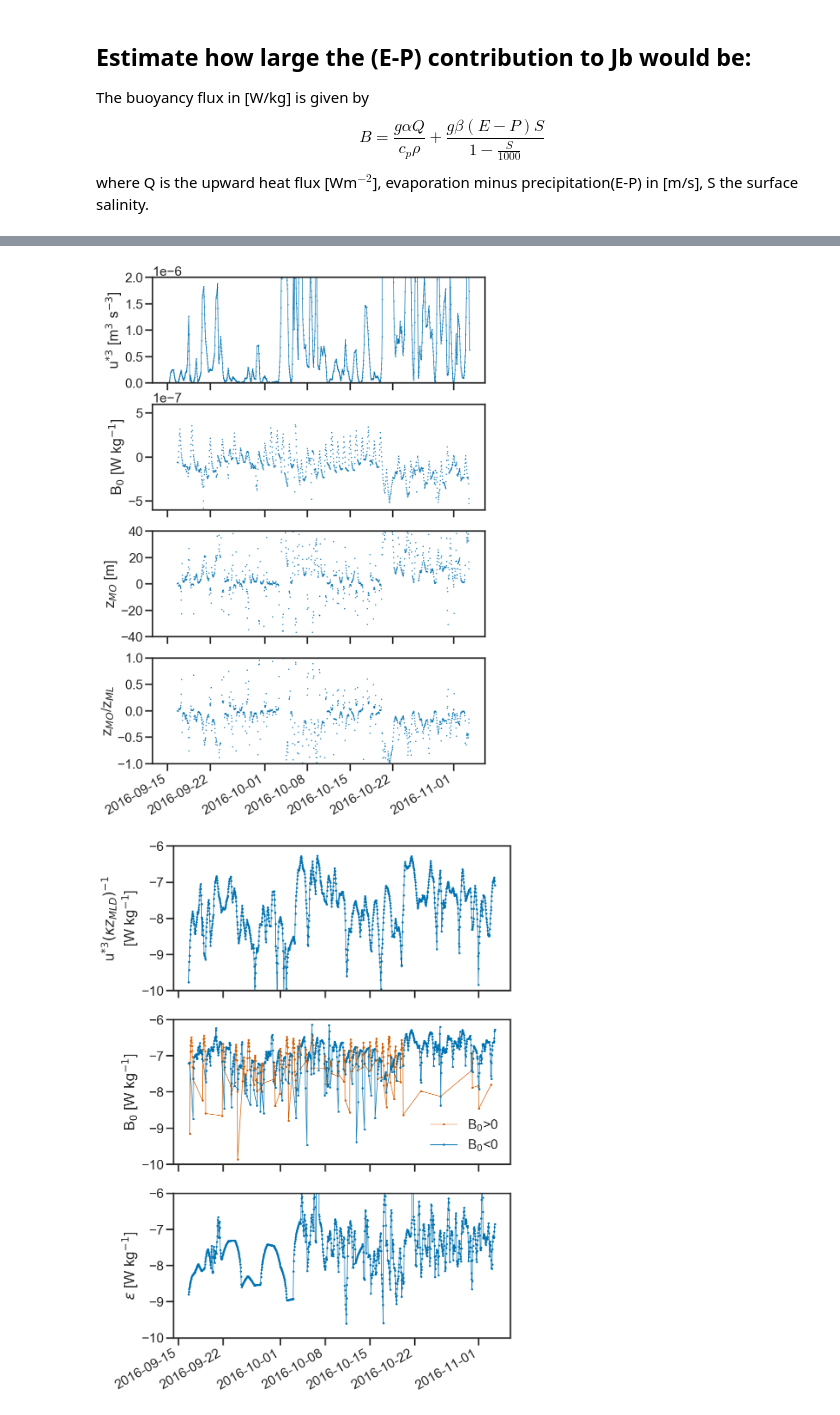
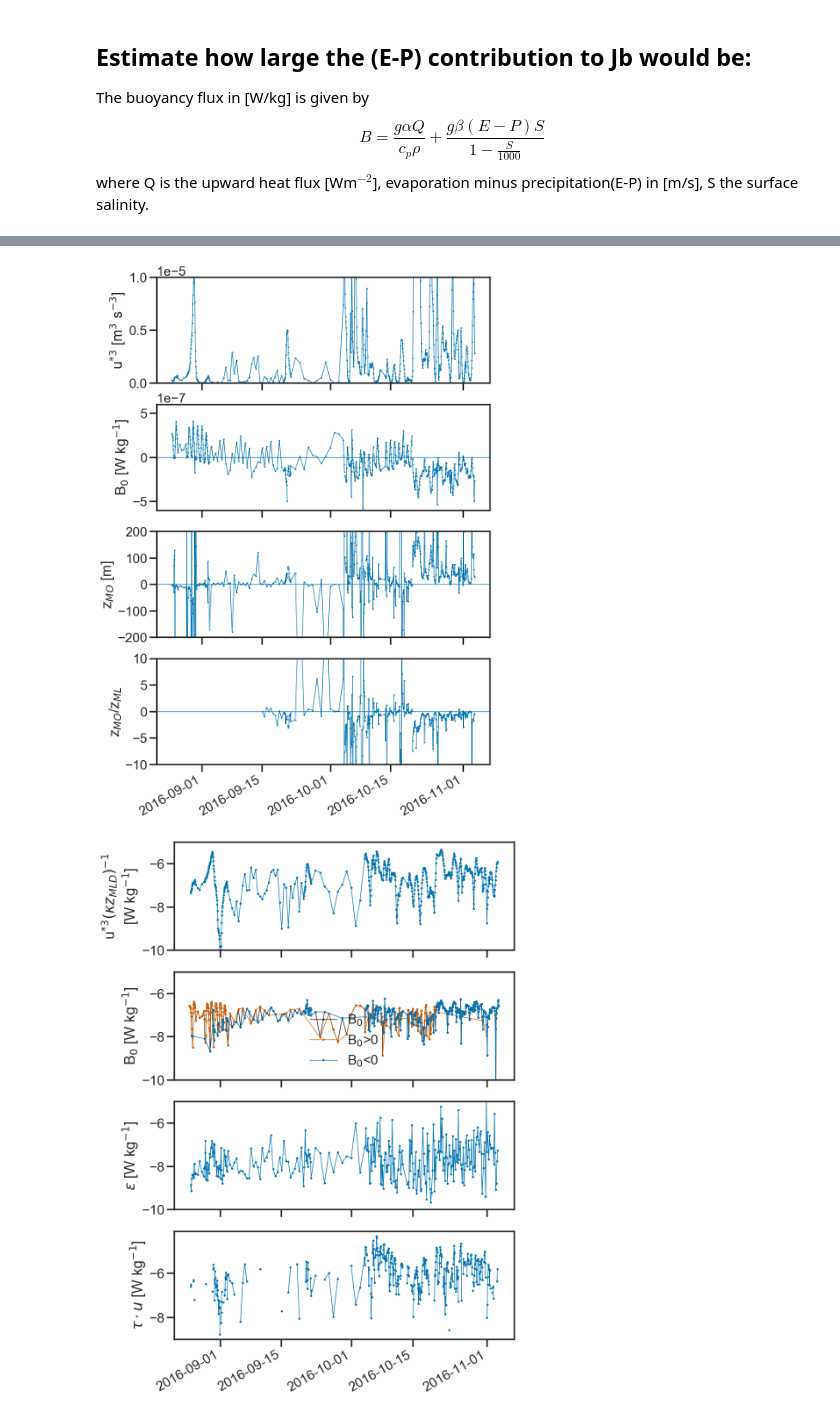
Before and after one commit to sessink/NIW, a Jupyter notebook: notebooks/turbulent_terms.ipynb, the cells around one changed output, grey strips where cells are left out. Saved outputs shown, nothing was run; the diff lists cells and outputs as text; code cells hidden in the pictures.

```diff
--- a/notebooks/turbulent_terms.ipynb
+++ b/notebooks/turbulent_terms.ipynb
@@ -349,3 +288,9 @@ met['uprime_kz'] = met.uprime/(0.4*met.mld_new)
+# %%
+raw['BQ'] = g*alphaT*raw.qnet/(cp*rho0)
+raw['BEP'] = g*betaS*raw.emp*raw.S_surf/(1-raw.S_surf/1000)
+raw['B'] = raw.BQ + raw.BEP
+raw['MO'] = -raw.uprime**3/(0.4*raw.B)
+raw['MO_MLD'] = raw.MO/met.mld
 # %% [markdown]
 ## Estimate how large the (E-P) contribution to Jb would be:
 
@@ -367,23 +312,23 @@ f,ax=plt.subplots(4,1,sharex=True, figsize=(10,15))
 # ax[0].set_ylabel(r'u*')
 # ax[0].set_ylim(0,2e-6)
 
-met['B'].plot(ax=ax[0],lw=0,marker='.',ms=2)
+raw['B'].plot(ax=ax[0],lw=0,marker='.',ms=2)
 ax[0].set_xlabel(None)
 ax[0].set_ylabel(r'B$_0$ [W kg$^{-1}$]')
 ax[0].set_ylim(-6e-7,6e-7)
 
-met['BQ'].plot(ax=ax[1],lw=0,marker='.',ms=2)
+raw['BQ'].plot(ax=ax[1],lw=0,marker='.',ms=2)
 ax[1].set_xlabel(None)
 ax[1].set_ylabel(r'B$_Q$ [W kg$^{-1}$]')
 ax[1].set_ylim(-6e-7,6e-7)
 
-met.BEP.plot(ax=ax[2],lw=0,marker='.',ms=2)
+raw.BEP.plot(ax=ax[2],lw=0,marker='.',ms=2)
 ax[2].set_xlabel(None)
 ax[2].set_ylabel(r'B$_{E-P}$ [W kg$^{-1}$]');
 ax[2].set_ylim(-1e-7,1e-7);
 
-met['ratio'] = np.abs( met.BQ/met.BEP )
-met.ratio.plot(ax=ax[3],lw=0,marker='.',ms=2)
+raw['ratio'] = np.abs( raw.BQ/raw.BEP )
+raw.ratio.plot(ax=ax[3],lw=0,marker='.',ms=2)
 ax[3].set_xlabel(None)
 ax[3].set_ylabel(r'B$_Q$/ B$_{E-P}$');
 ax[3].set_ylim(0,30);
@@ -394,55 +339,71 @@ plt.savefig('../figures/buoyancy_fluxes.pdf')
 # %%
 f,ax=plt.subplots(4,1,sharex=True, figsize=(10,15))
-met['uprime'].plot(ax=ax[0],lw=1,marker='.',ms=2)
+raw['uprime'].pipe(np.power,3).plot(ax=ax[0],lw=1,marker='.',ms=3)
 ax[0].set_xlabel(None)
 ax[0].ticklabel_format(axis='y',style='sci',scilimits=(0,-7))
 ax[0].set_ylabel(r'u$^{*3}$ [m$^3$ s$^{-3}$]')
-ax[0].set_ylim(0,2e-6)
+ax[0].set_ylim(0,1e-5)
 
-met['B'].plot(ax=ax[1],lw=0,marker='.',ms=2)
+raw['B'].plot(ax=ax[1],lw=1,marker='.',ms=3)
 ax[1].set_xlabel(None)
 ax[1].set_ylabel(r'B$_0$ [W kg$^{-1}$]')
-# ax[0].ticklabel_format(axis='y',style='sci',scilimits=(-6,6))
+ax[1].ticklabel_format(axis='y',style='sci',scilimits=(-6,6))
 ax[1].set_ylim(-6e-7,6e-7)
+ax[1].axhline(0, lw=1)
 
-met.MO.plot(ax=ax[2],lw=0,marker='.',ms=2)
+raw.MO.plot(ax=ax[2],lw=1,marker='.',ms=3)
 ax[2].set_xlabel(None)
-ax[2].set_ylim(-40,40);
+ax[2].set_ylim(-200,200);
 ax[2].set_ylabel(r'z$_{MO}$ [m]')
+ax[2].axhline(0, lw=1)
 
-met.MO_MLD.plot(ax=ax[3],lw=0,marker='.',ms=2)
+raw.MO_MLD.plot(ax=ax[3],lw=1,marker='.',ms=3)
 ax[3].set_xlabel(None)
-ax[3].set_ylim(-1,1);
+ax[3].set_ylim(-10,10);
 ax[3].set_ylabel(r'z$_{MO}$/z$_{ML}$');
+ax[3].axhline(0, lw=1)
 
 plt.savefig('../figures/monin_obukhov.pdf')
 # %% [output]
-[figure, old version]
+[figure, new version]
+# %%
+raw['taudotu_wg'] = raw.taudotu/(rho0*raw.z)
+raw['taudotu_wg'] = raw.taudotu_wg.transpose('z','time').where( raw.taudotu_wg<1e5)
+# %%
+raw['taudotu_wg']  = ('time', -integrate_columns(raw.taudotu_wg, raw.mld))
 # %%
-f,ax=plt.subplots(3,1,sharex=True, figsize=(10,15))
+f,ax=plt.subplots(4,1,sharex=True, figsize=(10,15))
 
-met['uprime_kz'].dropna(dim='mettime').pipe(np.abs).pipe(np.log10).plot(ax=ax[0],lw=1,marker='.',ms=5)
+raw['mshear_prod'].dropna(dim='time').pipe(np.abs).pipe(np.log10).plot(ax=ax[0],lw=1,marker='.',ms=5)
 ax[0].set_xlabel(None)
 # ax[0].ticklabel_format(axis='y',style='sci',scilimits=(0,-7))
 ax[0].set_ylabel(r'u$^{*3} (\kappa z_{MLD})^{-1}$'+'\n'+r'[W kg$^{-1}$]')
-ax[0].set_ylim(-10,-6)
+ax[0].set_ylim(-10,-5)
 # ax[1].set_ylim(-6e-7,6e-7)
 
-met.B.where(met.B>0).dropna(dim='mettime').pipe(np.abs).pipe(np.log10).plot(ax=ax[1],lw=1,marker='.',ms=5, color='r', label='B$_0$>0')
-met.B.where(met.B<0).dropna(dim='mettime').pipe(np.abs).pipe(np.log10).plot(ax=ax[1],lw=1,marker='.',ms=5, color='b', label='B$_0$<0')
+raw.B.dropna(dim='time').pipe(np.abs).pipe(np.log10).plot(ax=ax[1],lw=1,marker='.',ms=5, color='k', label='B$_0$')
+raw.B.where(raw.B>0).dropna(dim='time').pipe(np.abs).pipe(np.log10).plot(ax=ax[1],lw=1,marker='.',ms=5, color='r', label='B$_0$>0')
+raw.B.where(raw.B<0).dropna(dim='time').pipe(np.abs).pipe(np.log10).plot(ax=ax[1],lw=1,marker='.',ms=5, color='b', label='B$_0$<0')
 ax[1].set_xlabel(None)
 ax[1].set_ylabel(r'B$_0$ [W kg$^{-1}$]')
 # ax[0].ticklabel_format(axis='y',style='sci',scilimits=(-6,6))
-ax[1].set_ylim(-10,-6)
+ax[1].set_ylim(-10,-5)
 ax[1].legend()
 
-met.epz.dropna(dim='mettime').pipe(np.abs).pipe(np.log10).plot(ax=ax[2],lw=1,marker='.',ms=5)
+raw.meps.dropna(dim='time').pipe(np.abs).pipe(np.log10).plot(ax=ax[2],lw=1,marker='.',ms=5)
 # ax[2].ticklabel_format(axis='y',style='sci',scilimits=(0,-6))
 ax[2].set_xlabel(None)
-ax[2].set_ylim(-10,-6)
+ax[2].set_ylim(-10,-5)
 ax[2].set_ylabel(r'$\epsilon$ [W kg$^{-1}$]')
 
 
+raw.taudotu_wg.dropna(dim='time').pipe(np.abs).pipe(np.log10).plot(ax=ax[3],lw=1,marker='.',ms=5)
+# ax[2].ticklabel_format(axis='y',style='sci',scilimits=(0,-6))
+ax[3].set_xlabel(None)
+# ax[2].set_ylim(-10,-5)
+ax[3].set_ylabel(r'$\tau \cdot u$ [W kg$^{-1}$]')
+
+
 plt.savefig('../figures/turbulent_terms.pdf')
 # %% [output]
-[figure, old version]
+[figure, new version]
```
Also changed, not shown: parts of 29 cells of this notebook.
